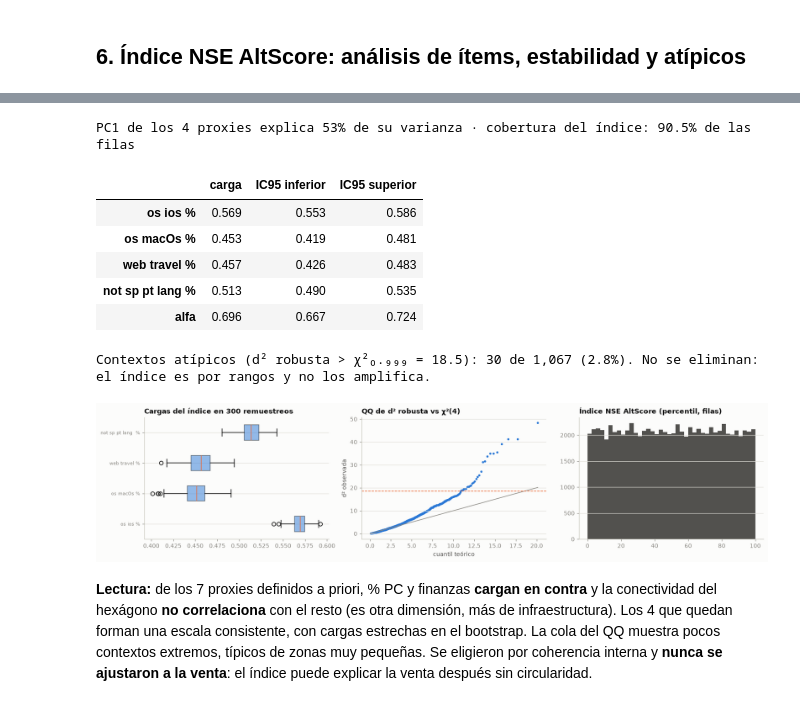
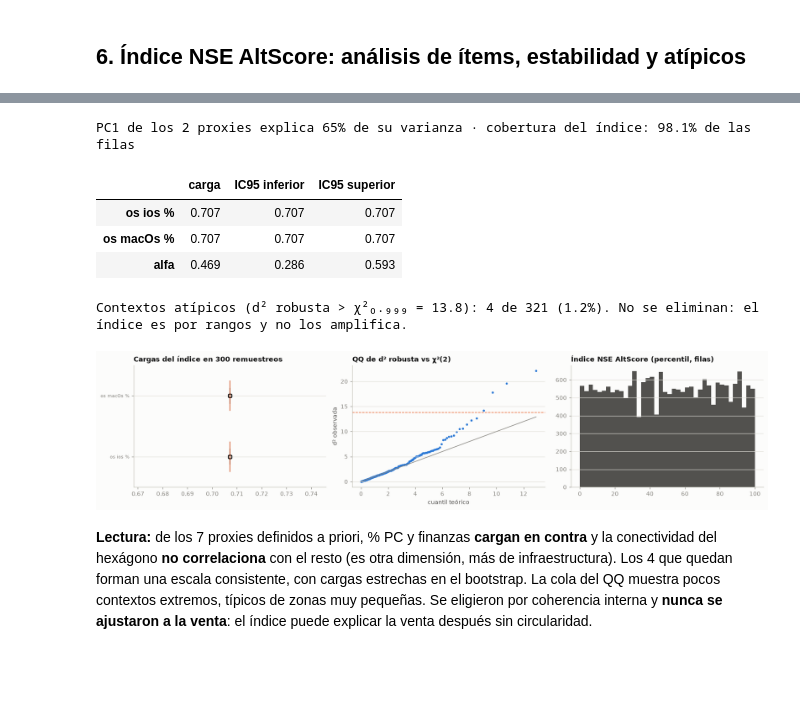
Before and after one commit to asuskf-kin/mx-retail-geodemographics, a Jupyter notebook: notebooks/ejecutados/merida/00b_altscore_eda.ipynb, the cells around one changed output, grey strips where cells are left out. Cells and saved outputs as stored; diff of their text form; code cells hidden in the pictures; blank space fills up the shorter version.

```diff
--- a/notebooks/ejecutados/merida/00b_altscore_eda.ipynb
+++ b/notebooks/ejecutados/merida/00b_altscore_eda.ipynb
@@ -160,8 +197,10 @@ bloques = {
     "costo de vida (adm2)": ["geoHexData_idx_costOfLiving_v1_adm2"],
     "conectividad (adm2)": ["geoHexData_idx_techAndConnectivity_v1_adm2"],
     **{f"{f} res {r}": [c for c in S if f"_{f}_res{r}" in c] for f in ["amenity", "building", "shop"] for r in (8, 9)},
-    "vías res 8": [c for c in S if "_road_res8" in c], "parques res 8": [c for c in S if "_leisure_res8" in c],
+    **{f"vías res {r}": [c for c in S if f"_road_res{r}" in c] for r in (8, 9)},
+    **{f"parques res {r}": [c for c in S if f"_leisure_res{r}" in c] for r in (8, 9)},
 }
+bloques = {k: v for k, v in bloques.items() if v}                            # solo los bloques que trae la exportación
 BLOQUE_DE = {c: k for k, v in bloques.items() for c in v}
 M = pd.DataFrame({k: S[v].isna().all(axis=1) for k, v in bloques.items()})
 parcial = {k: int((S[v].isna().any(axis=1) & ~S[v].isna().all(axis=1)).sum()) for k, v in bloques.items()}
@@ -173,7 +212,10 @@ print("Anidamiento res 9 ⊂ res 8 (amenidades): sin res 8 pero con res 9 =",
 
 # índice NSE AltScore: un solo ajuste (en contextos digitales únicos) para todo el notebook; detalle en la sección 6
 base_items = u.dropna(subset=A.CANDIDATOS_NSE[:-1]).drop_duplicates(subset=[c for c in S if FAM[c] == "digital"])
-iu = A.indice_nse(u, ajuste=base_items)[0]
+CAND = [c for c in A.CANDIDATOS_NSE if "_adm" not in c and base_items[c].nunique() > 5]   # a priori y locales: los índices del
+                                                                              # municipio (adm2) miden diferencias entre municipios
+PROXIES, traza_items = A.seleccionar_proxies(base_items, CAND)               # análisis de ítems en la ZM (detalle en la sección 6)
+iu = A.indice_nse(u, cols=PROXIES, ajuste=base_items)[0]
 
 
 def boot_zona(fn, df, B=300):
@@ -267,10 +309,12 @@ clave = [c for c in A.CANDIDATOS_NSE] + ["geoHexData_idx_costOfLiving_v1_adm2",
                                          "geoHexData_amenity_res8_count_sustenance", "geoHexData_amenity_res8_count_bank",
                                          "geoHexData_road_res8_count_residential", "geoHexData_shop_res8_count_foodAndDrink",
                                          "visits_percofmax", "weekend_visits_Pct"]
+clave = [c for c in clave if c in S.columns]
 uni = eda.univariado(u, clave)
 display(uni[["n", "ceros_%", "mediana", "mediana_IC95", "MAD_n", "p99", "asimetria", "curtosis_exc", "gini", "hill_alpha", "lectura"]].round(3))
 colas = {A.corto(c): eda.ajuste_distribuciones(u[c].dropna().to_numpy())[["familia", "AIC", "ΔAIC", "KS_D"]].iloc[0]
-         for c in ["geoHexData_building_res8_meanArea", "geoHexData_amenity_res8_count_sustenance", "geoDigTrack_os_iosPct", "visits_percofmax"]}
+         for c in ["geoHexData_building_res8_meanArea", "geoHexData_amenity_res8_count_sustenance", "geoDigTrack_os_iosPct", "visits_percofmax"]
+         if c in S.columns}
 display(pd.DataFrame(colas).T.rename_axis("mejor ajuste por AIC (lognormal, gamma, Weibull, exponencial)"))
 
 fig, axs = plt.subplots(3, 4, figsize=(14, 7.5))
@@ -532,7 +575,7 @@ Si la información mutua (MI) es alta pero ρ² es bajo, la relación con el ín
 Spearman la subestimaría.
 # %%
 u_idx = u.assign(indice_nse_altscore=iu, zona=ZONA["digital"])
-no_indice = [c for c in cand if c not in A.PROXIES_NSE]
+no_indice = [c for c in cand if c not in PROXIES]
 dep_idx = eda.dependencias(u_idx, no_indice, ["indice_nse_altscore"])
 dep_idx["ρ²"] = dep_idx.spearman ** 2
 fig, ax = plt.subplots(figsize=(8, 4.5))
@@ -572,6 +615,8 @@ para marcar señales que requieren revisión (la sección 7 las mira por decil)
 kmo = []
 for nombre, cols, base in [("digital", [c for c in cand if FAM[c] == "digital"], S[[c for c in S if FAM[c] == "digital"]].dropna().drop_duplicates()),
                            ("entorno res 8", [c for c in cand if "_res8" in c], u), ("visitas", [c for c in cand if FAM[c] == "visitas"], u)]:
+    if len(cols) < 3:                                              # bloque ausente en la exportación (p. ej. visitas)
+        continue
     Bz = pd.DataFrame({c: A.rango_normal(base[c]) for c in cols}).dropna()
     Bz = Bz.loc[:, Bz.std() > 0]
     kb = eda.kmo_bartlett(np.corrcoef(Bz.to_numpy(), rowvar=False), len(Bz))
@@ -655,43 +699,49 @@ def items(cols, base):
     r_ir = [stats.spearmanr(Z[:, k], tot - Z[:, k])[0] for k in range(len(cols))]
     return A.alfa_cronbach(Z), pd.Series(r_ir, index=cols)
 
-alfa_7, r_7 = items(A.CANDIDATOS_NSE, base_items.dropna(subset=A.CANDIDATOS_NSE))
-alfa_4, r_4 = items(A.PROXIES_NSE, base_items)
-analisis_items = pd.DataFrame({"correlación ítem-resto (7 a priori)": r_7, "correlación ítem-resto (4 finales)": r_4})
-analisis_items["se queda"] = analisis_items.index.isin(A.PROXIES_NSE)
-print(f"α de Cronbach: 7 proxies a priori = {alfa_7:.2f} · 4 finales = {alfa_4:.2f} (≥ 0.7 aceptable)")
+alfa_7, r_7 = items(CAND, base_items.dropna(subset=CAND))
+alfa_4, r_4 = items(PROXIES, base_items)
+NOMBRES_PROXIES = ", ".join(A.corto(c) for c in PROXIES)
+analisis_items = pd.DataFrame({f"correlación ítem-resto ({len(CAND)} a priori)": r_7, f"correlación ítem-resto ({len(PROXIES)} finales)": r_4})
+analisis_items["se queda"] = analisis_items.index.isin(PROXIES)
+print(f"α de Cronbach en la ZM: {len(CAND)} proxies a priori = {alfa_7:.2f} · {len(PROXIES)} finales ({NOMBRES_PROXIES}) = {alfa_4:.2f} "
+      f"(≥ 0.7 aceptable; con 2 ítems el α tiene techo bajo) · los 4 de la exportación anterior daban {ALFA_PENINSULA:.2f} en la península")
+display(traza_items.round(2))
 display(analisis_items.rename(index=A.corto).round(2))
 
-idx, cargas, var_pc1 = A.indice_nse(S, ajuste=base_items)          # mismo ajuste, aplicado a cada fila
-print(f"PC1 de los 4 proxies explica {var_pc1:.0%} de su varianza · cobertura del índice: {idx.notna().mean():.1%} de las filas")
+idx, cargas, var_pc1 = A.indice_nse(S, cols=PROXIES, ajuste=base_items)          # mismo ajuste, aplicado a cada fila
+print(f"PC1 de los {len(PROXIES)} proxies explica {var_pc1:.0%} de su varianza · cobertura del índice: {idx.notna().mean():.1%} de las filas")
 
 boot = []
 for _ in range(300):
     m = base_items.sample(len(base_items), replace=True, random_state=rng.integers(1 << 31))
-    _, w_b, _ = A.indice_nse(m.head(1), ajuste=m)
-    boot.append([*w_b.values, items(A.PROXIES_NSE, m)[0]])
-boot = pd.DataFrame(boot, columns=[*A.PROXIES_NSE, "alfa"])
+    _, w_b, _ = A.indice_nse(m.head(1), cols=PROXIES, ajuste=m)
+    boot.append([*w_b.values, items(PROXIES, m)[0]])
+boot = pd.DataFrame(boot, columns=[*PROXIES, "alfa"])
 estab = pd.DataFrame({"carga": [*cargas.values, alfa_4], "IC95 inferior": boot.quantile(0.025), "IC95 superior": boot.quantile(0.975)},
                      index=boot.columns)
 display(estab.rename(index=A.corto).round(3))
 
-Z4 = np.column_stack([A.rango_normal(base_items[c]) for c in A.PROXIES_NSE])
-mcd = MinCovDet(random_state=eda.SEMILLA).fit(Z4)
-d2 = mcd.mahalanobis(Z4)
-corte = stats.chi2.ppf(0.999, len(A.PROXIES_NSE))
+Z4 = np.column_stack([A.rango_normal(base_items[c]) for c in PROXIES])
+ok4 = ~np.isnan(Z4).any(axis=1)                                          # MCD solo con filas completas
+mcd = MinCovDet(random_state=eda.SEMILLA).fit(Z4[ok4])
+d2 = np.full(len(Z4), np.nan)
+d2[ok4] = mcd.mahalanobis(Z4[ok4])
+corte = stats.chi2.ppf(0.999, len(PROXIES))
 atip = base_items.assign(d2=d2)[d2 > corte]
-print(f"Contextos atípicos (d² robusta > χ²₀.₉₉₉ = {corte:.1f}): {len(atip):,} de {len(base_items):,} ({len(atip) / len(base_items):.1%}). "
+print(f"Contextos atípicos (d² robusta > χ²₀.₉₉₉ = {corte:.1f}): {len(atip):,} de {int(ok4.sum()):,} ({len(atip) / max(ok4.sum(), 1):.1%}). "
       "No se eliminan: el índice es por rangos y no los amplifica.")
 
 fig, ax = plt.subplots(1, 3, figsize=(15, 3.6))
-ax[0].boxplot([boot[c] for c in A.PROXIES_NSE], orientation="horizontal", widths=0.5, patch_artist=True, boxprops={"facecolor": AZUL, "alpha": 0.5})
-ax[0].set_yticks(range(1, 5), [A.corto(c) for c in A.PROXIES_NSE], fontsize=7)
+ax[0].boxplot([boot[c] for c in PROXIES], orientation="horizontal", widths=0.5, patch_artist=True, boxprops={"facecolor": AZUL, "alpha": 0.5})
+ax[0].set_yticks(range(1, len(PROXIES) + 1), [A.corto(c) for c in PROXIES], fontsize=7)
 ax[0].set_title("Cargas del índice en 300 remuestreos")
-qq = stats.chi2.ppf((np.arange(1, len(d2) + 1) - 0.5) / len(d2), len(A.PROXIES_NSE))
-ax[1].scatter(qq, np.sort(d2), s=6, color=AZUL)
+d2_ok = np.sort(d2[ok4])
+qq = stats.chi2.ppf((np.arange(1, len(d2_ok) + 1) - 0.5) / len(d2_ok), len(PROXIES))
+ax[1].scatter(qq, d2_ok, s=6, color=AZUL)
 ax[1].plot([0, qq.max()], [0, qq.max()], color=eda.MUTED, lw=1)
 ax[1].axhline(corte, color=NARANJA, ls="--", lw=1)
-ax[1].set_title("QQ de d² robusta vs χ²(4)")
+ax[1].set_title(f"QQ de d² robusta vs χ²({len(PROXIES)})")
 ax[1].set_xlabel("cuantil teórico")
 ax[1].set_ylabel("d² observada")
 ax[2].hist(idx.dropna(), bins=40, color=eda.TINTA_2)
@@ -711,12 +766,10 @@ plt.show()
-PC1 de los 4 proxies explica 53% de su varianza · cobertura del índice: 90.5% de las filas
+PC1 de los 2 proxies explica 65% de su varianza · cobertura del índice: 98.1% de las filas
-|  | carga | IC95 inferior | IC95 superior |
-| os ios % | 0.569 | 0.553 | 0.586 |
-| os macOs % | 0.453 | 0.419 | 0.481 |
-| web travel % | 0.457 | 0.426 | 0.483 |
-| not sp pt lang % | 0.513 | 0.490 | 0.535 |
-| alfa | 0.696 | 0.667 | 0.724 |
+|  | carga | IC95 inferior | IC95 superior |
+| os ios % | 0.707 | 0.707 | 0.707 |
+| os macOs % | 0.707 | 0.707 | 0.707 |
+| alfa | 0.469 | 0.286 | 0.593 |
-Contextos atípicos (d² robusta > χ²₀.₉₉₉ = 18.5): 30 de 1,067 (2.8%). No se eliminan: el índice es por rangos y no los amplifica.
+Contextos atípicos (d² robusta > χ²₀.₉₉₉ = 13.8): 4 de 321 (1.2%). No se eliminan: el índice es por rangos y no los amplifica.
-[figure, old version]
+[figure, new version]
 # %% [markdown]
 **Lectura:** de los 7 proxies definidos a priori, % PC y finanzas **cargan en contra** y la conectividad del
 hexágono **no correlaciona** con el resto (es otra dimensión, más de infraestructura). Los 4 que quedan forman una
```
Also changed, not shown: parts of 17 cells of this notebook, 37 other files.
